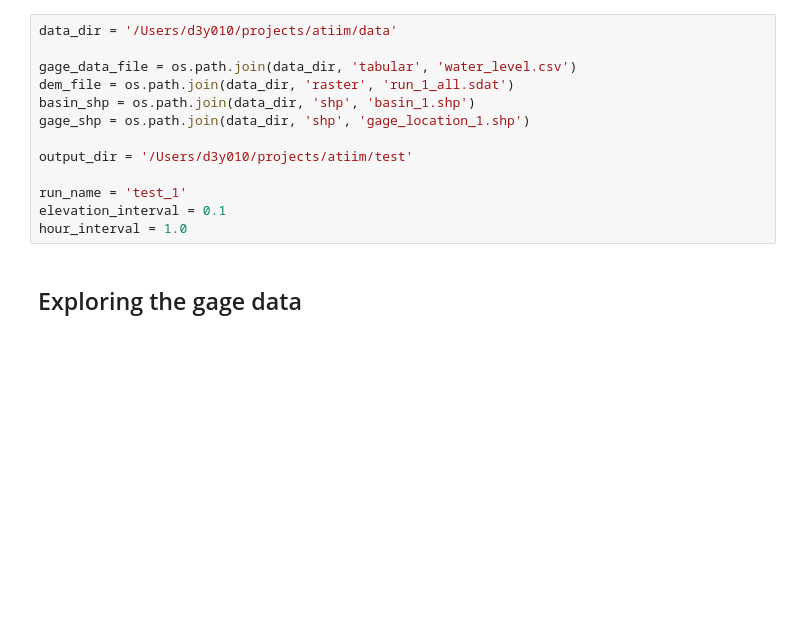
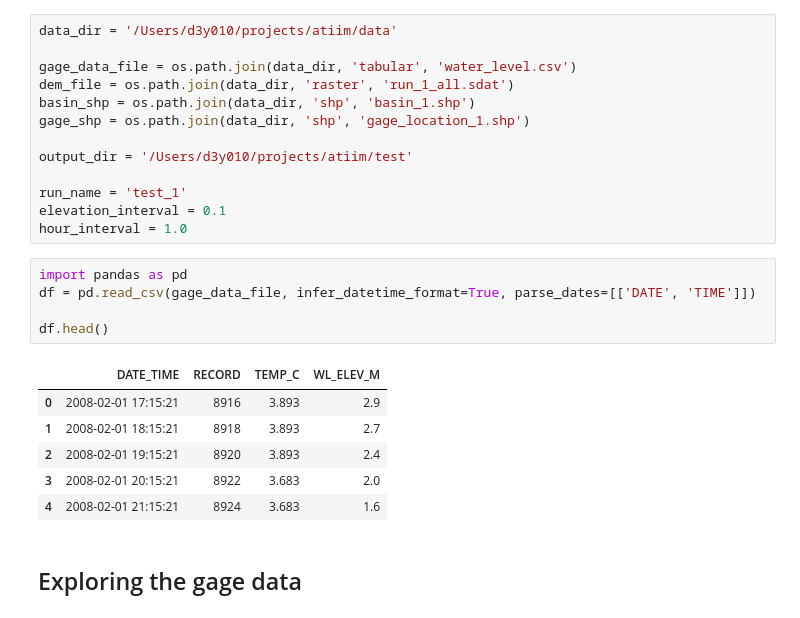
Before and after one commit to crvernon/atiim, a Jupyter notebook: noteboooks/testing.ipynb, the cells around one changed output. Drawn from its saved outputs; the diff is of its cells as text; blank space fills up the shorter version.

Commit message:
working gage prep class

```diff
--- a/noteboooks/testing.ipynb
+++ b/noteboooks/testing.ipynb
@@ -17,6 +17,18 @@ output_dir = '/Users/d3y010/projects/atiim/test'
 run_name = 'test_1'
 elevation_interval = 0.1
 hour_interval = 1.0
+# %%
+import pandas as pd
+df = pd.read_csv(gage_data_file, infer_datetime_format=True, parse_dates=[['DATE', 'TIME']])
+
+df.head()
+# %% [output]
+|  | DATE_TIME | RECORD | TEMP_C | WL_ELEV_M |
+| 0 | 2008-02-01 17:15:21 | 8916 | 3.893 | 2.9 |
+| 1 | 2008-02-01 18:15:21 | 8918 | 3.893 | 2.7 |
+| 2 | 2008-02-01 19:15:21 | 8920 | 3.893 | 2.4 |
+| 3 | 2008-02-01 20:15:21 | 8922 | 3.683 | 2.0 |
+| 4 | 2008-02-01 21:15:21 | 8924 | 3.683 | 1.6 |
 # %% [markdown]
 ## Exploring the gage data
 # %%
```
Also changed, not shown: parts of 1 cell of this notebook, 3 other files.
